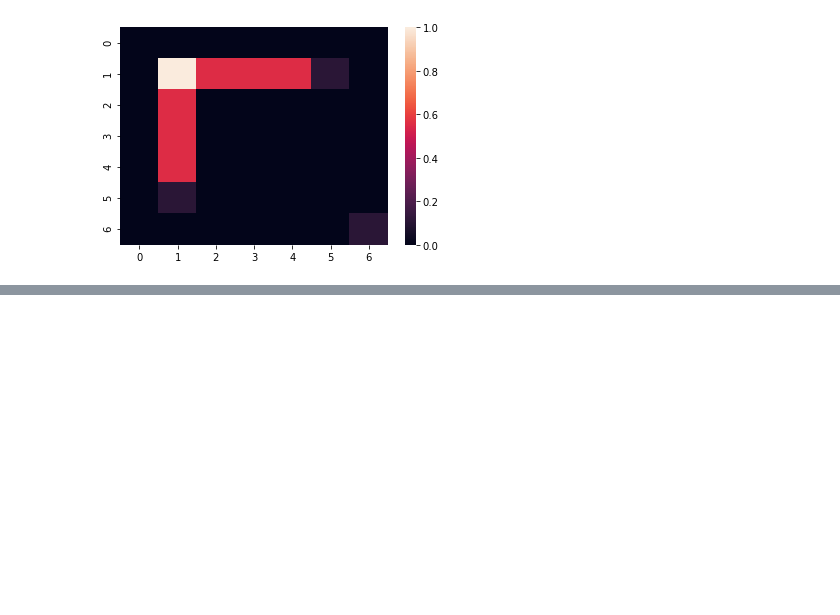
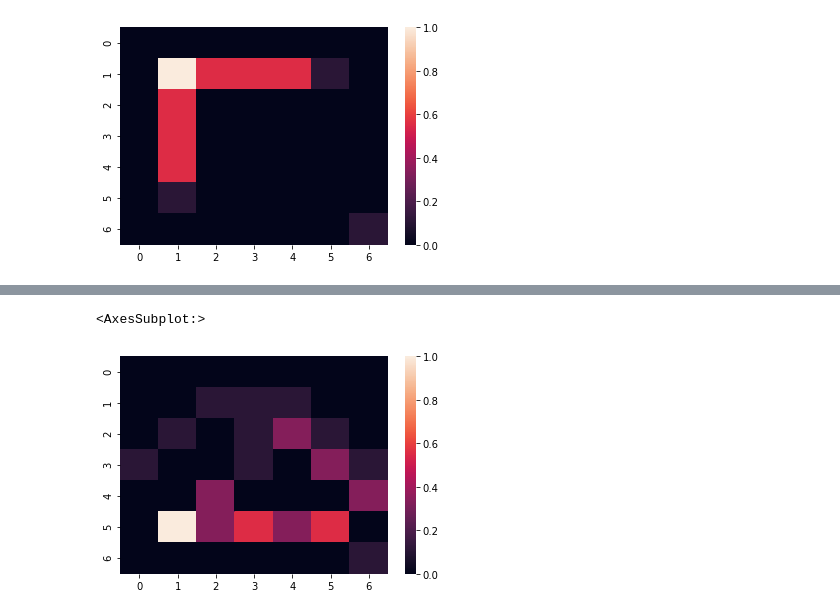
Before and after one commit to ybuchmeier/KI_Sem5, a Jupyter notebook: Uebungsblatt.ipynb, the cells around one changed output, grey strips where cells are left out. Saved outputs shown, nothing was run; the diff lists cells and outputs as text; code cells hidden in the pictures; blank space fills up the shorter version.

```diff
--- a/Uebungsblatt.ipynb
+++ b/Uebungsblatt.ipynb
@@ -294,0 +312,7 @@ _ = heatmap(prepare_for_heatmap(ergMa, 4, 4))
+# %%
+dreieckRelu = relu(convDreieck)
+dreieckReluH = prepare_for_heatmap(dreieckRelu, 7, 7)
+heatmap(dreieckReluH)
+# %% [output]
+<AxesSubplot:>
+[figure, added]
```
Also changed, not shown: parts of 23 cells of this notebook.
